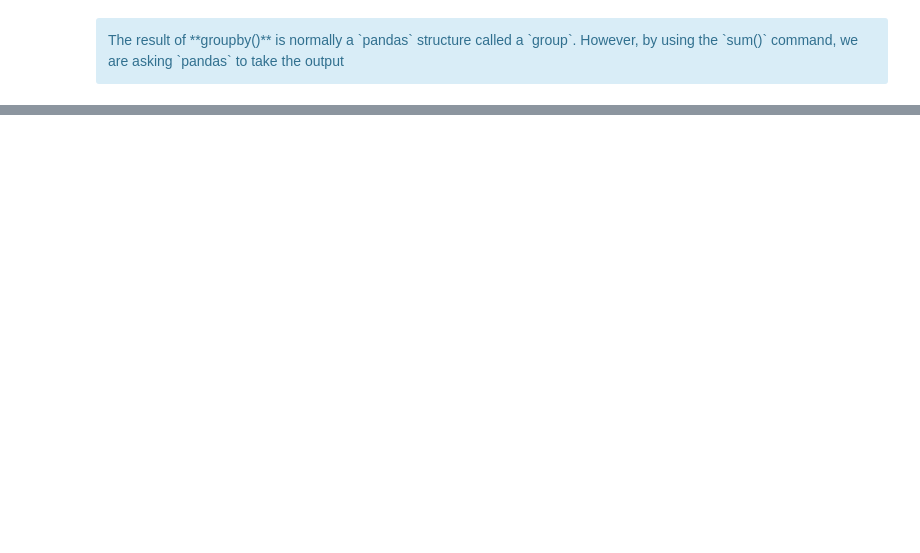
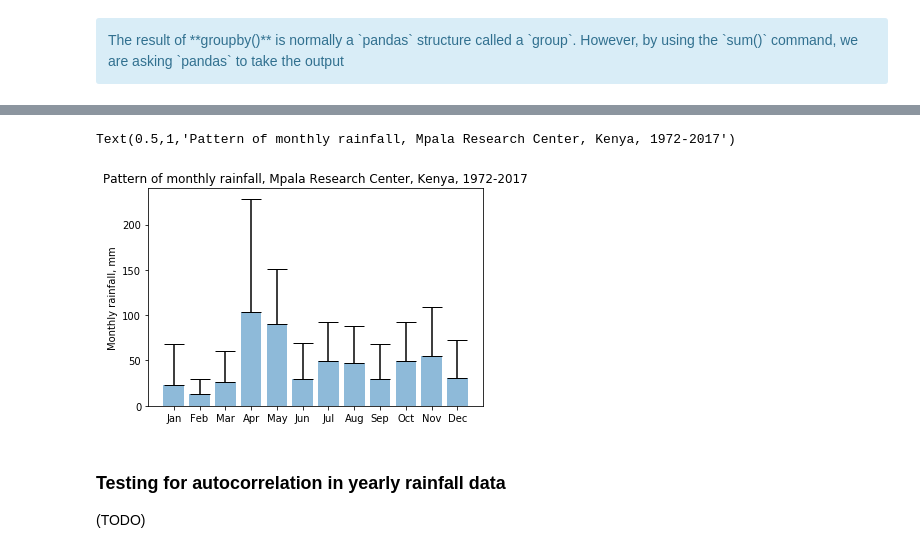
Before and after one commit to ecohydro/RidgeToReef, a Jupyter notebook: chapters/Chapter 1.ipynb, the cells around one changed output, grey strips where cells are left out. Saved outputs shown, nothing was run; the diff lists cells and outputs as text; code cells hidden in the pictures; blank space fills up the shorter version.

```diff
--- a/chapters/Chapter 1.ipynb
+++ b/chapters/Chapter 1.ipynb
@@ -289,0 +379,16 @@ NameError: name 'ColumnDataSource' is not defined
+# %%
+fig, ax = plt.subplots()
+
+ax.bar(x_pos, mean_by_month, yerr=[[0]*12, std_by_month], align='center', alpha=0.5, ecolor='black', capsize=10)
+
+ax.set_xticks(x_pos)
+ax.set_xticklabels(months)
+ax.set_ylabel('Monthly rainfall, mm')
+ax.set_title('Pattern of monthly rainfall, Mpala Research Center, Kenya, 1972-2017')
+# %% [output]
+Text(0.5,1,'Pattern of monthly rainfall, Mpala Research Center, Kenya, 1972-2017')
+[figure, added]
+# %% [markdown]
+### Testing for autocorrelation in yearly rainfall data
+
+(TODO)
```
Also changed, not shown: parts of 39 cells of this notebook.
